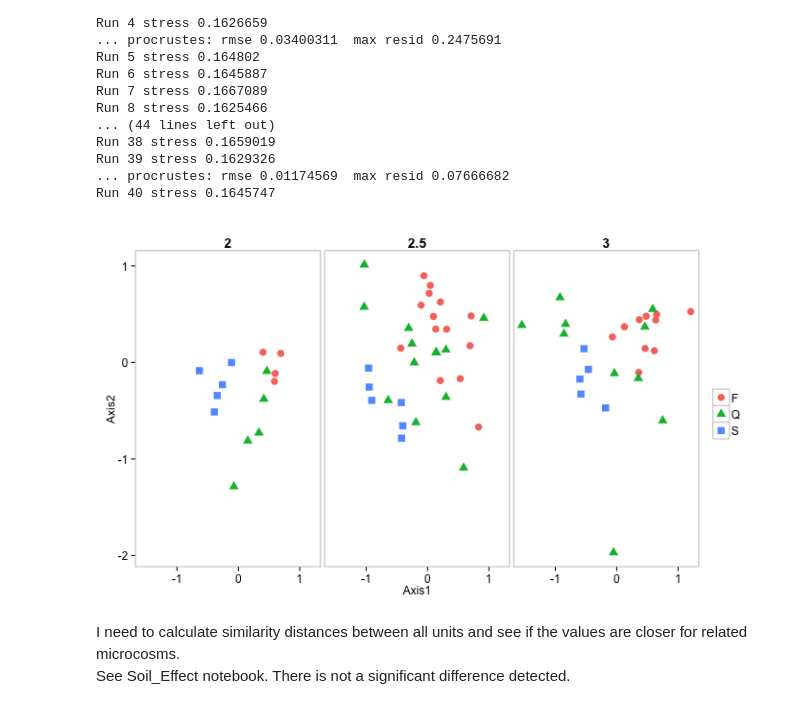
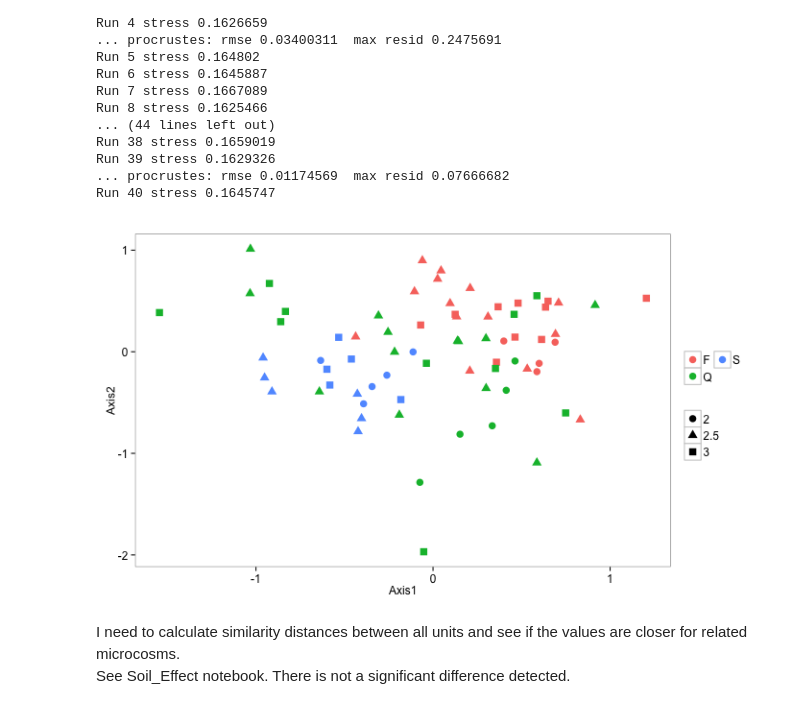
Before and after one commit to TheaWhitman/MineralITS, a Jupyter notebook: manuscript_figures/Ordination_plots.ipynb, the cells around one changed output. Cells and saved outputs as stored; diff of their text form; code cells hidden in the pictures.

```diff
--- a/manuscript_figures/Ordination_plots.ipynb
+++ b/manuscript_figures/Ordination_plots.ipynb
@@ -81,37 +81,37 @@ Run 40 stress 0.1645747
 D <- ord.full.plot
 # Sets the relevant ordination
 
 colnames(D)[1:2]<-c("Axis1","Axis2")
 # Renames the axis columns
 
 D$Month<-as.factor(D$Month)
 D$Cosm<-as.factor(D$Cosm)
 
 # Creates an plot object, using the df.sites data, with the x and y axes specified as the PCoA axes,
-p = ggplot(D, aes(x = Axis1, y = Axis2, color = Trtmt, shape = Trtmt))
+p = ggplot(D, aes(x = Axis1, y = Axis2, color = Trtmt, shape = Month))
 
 # Determines the size of the symbols
 p = p  + geom_point(size=3.5)
 #+ scale_colour_manual(values=c("skyblue3","orange","chartreuse4","gold1","red3","black"))
 
-p = p + guides(colour = guide_legend(""), shape = guide_legend(""))
+p = p + guides(colour = guide_legend("", ncol = 2), shape = guide_legend(""))
 
 # Determines the color theme of the plot overall
 p = p + theme_bw() +
   theme(
     plot.background = element_blank()
    ,panel.grid.major = element_blank()
    ,panel.grid.minor = element_blank()
   ) +
   theme(strip.text.x = element_text(size=14, face="bold"),axis.text = element_text(size=12),legend.text = element_text(size=12),
           strip.background = element_rect(colour="white", fill="white"))
 
-p = p + facet_grid(~Month)
+#p = p + facet_grid(~Trtmt)
 # Adds a "facet_wrap" to it, which means it will plot it separately by whatever we specify - here, Days
 
 p
 # %% [output]
-[figure, old version]
+[figure, new version]
 # %% [markdown]
 I need to calculate similarity distances between all units and see if the values are closer for related microcosms.
 See Soil_Effect notebook. There is not a significant difference detected.
```
Also changed, not shown: 2 other files.
